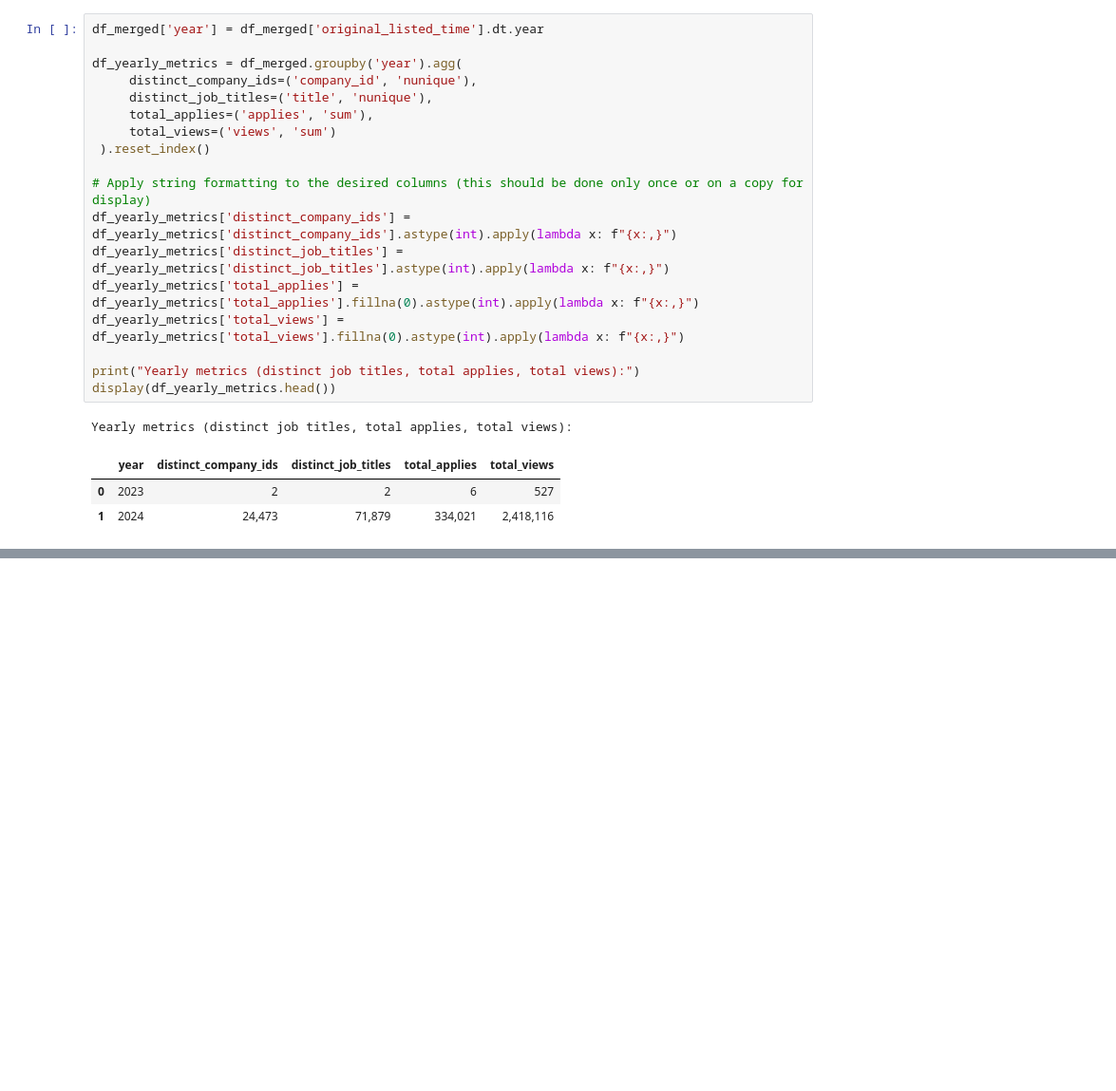
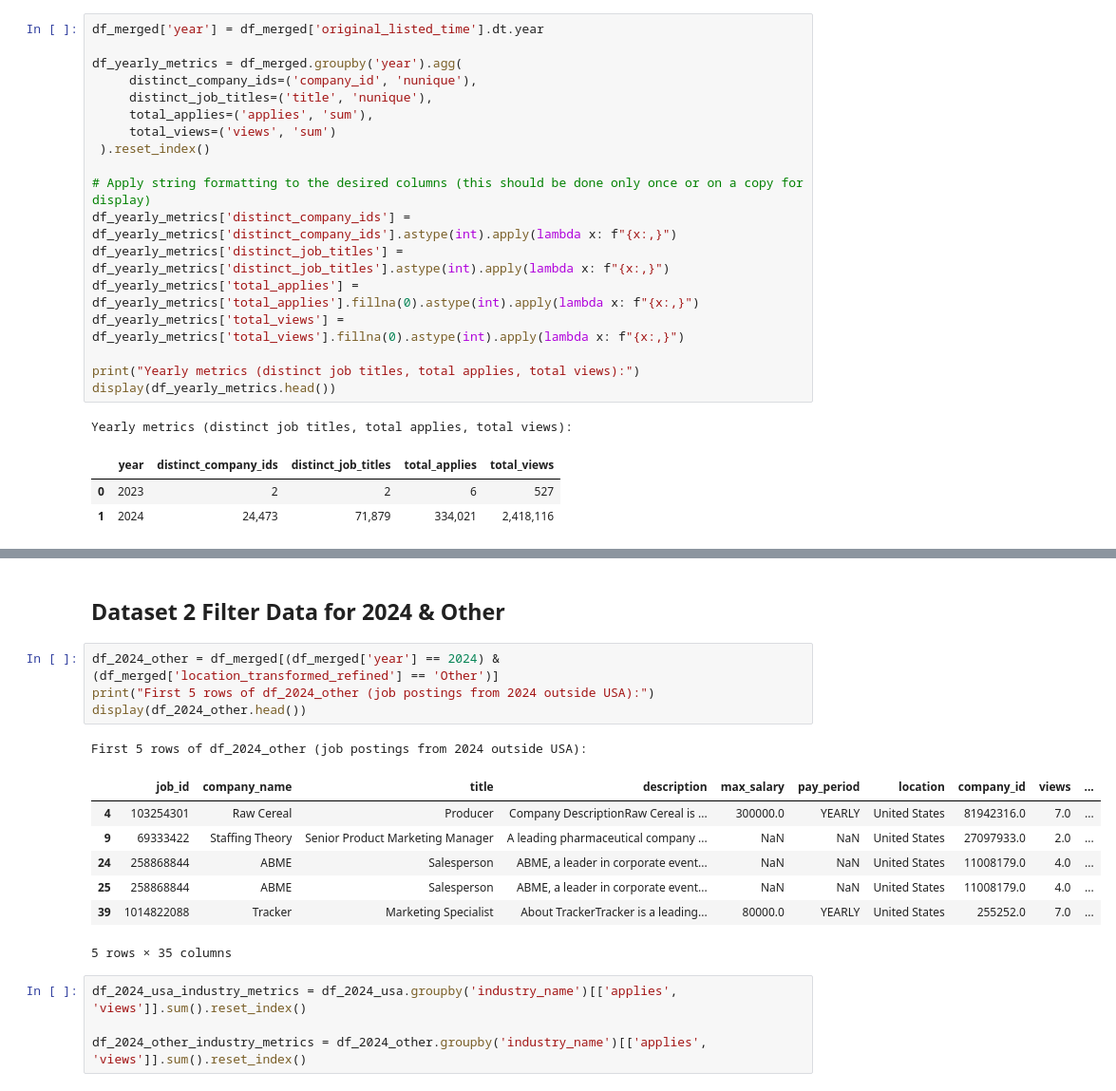
Before and after one commit to gettokeroro/DADS5001_MINI_PROJECT, a Jupyter notebook: Job_Application_Analysis.ipynb, the cells around one changed output, grey strips where cells are left out. Shown at 95% size. Drawn from its saved outputs; the diff is of its cells as text; blank space fills up the shorter version.

```diff
--- a/Job_Application_Analysis.ipynb
+++ b/Job_Application_Analysis.ipynb
@@ -356,2 +412,21 @@ To visualize the proportion of applications per industry in 2024, I will create
+# %% [markdown]
+## **Dataset 2** Filter Data for 2024 & Other
+# %%
+df_2024_other = df_merged[(df_merged['year'] == 2024) & (df_merged['location_transformed_refined'] == 'Other')]
+print("First 5 rows of df_2024_other (job postings from 2024 outside USA):")
+display(df_2024_other.head())
+# %% [output]
+First 5 rows of df_2024_other (job postings from 2024 outside USA):
+|  | job_id | company_name | title | description | max_salary | pay_period | location | company_id | views | ... |
+| 4 | 103254301 | Raw Cereal | Producer | Company DescriptionRaw Cereal is ... | 300000.0 | YEARLY | United States | 81942316.0 | 7.0 | ... |
+| 9 | 69333422 | Staffing Theory | Senior Product Marketing Manager | A leading pharmaceutical company ... | NaN | NaN | United States | 27097933.0 | 2.0 | ... |
+| 24 | 258868844 | ABME | Salesperson | ABME, a leader in corporate event... | NaN | NaN | United States | 11008179.0 | 4.0 | ... |
+| 25 | 258868844 | ABME | Salesperson | ABME, a leader in corporate event... | NaN | NaN | United States | 11008179.0 | 4.0 | ... |
+| 39 | 1014822088 | Tracker | Marketing Specialist | About TrackerTracker is a leading... | 80000.0 | YEARLY | United States | 255252.0 | 7.0 | ... |
+5 rows × 35 columns
+# %%
+df_2024_usa_industry_metrics = df_2024_usa.groupby('industry_name')[['applies', 'views']].sum().reset_index()
+
+df_2024_other_industry_metrics = df_2024_other.groupby('industry_name')[['applies', 'views']].sum().reset_index()
 # %%
 import matplotlib.pyplot as plt
```
Also changed, not shown: parts of 24 cells of this notebook.
